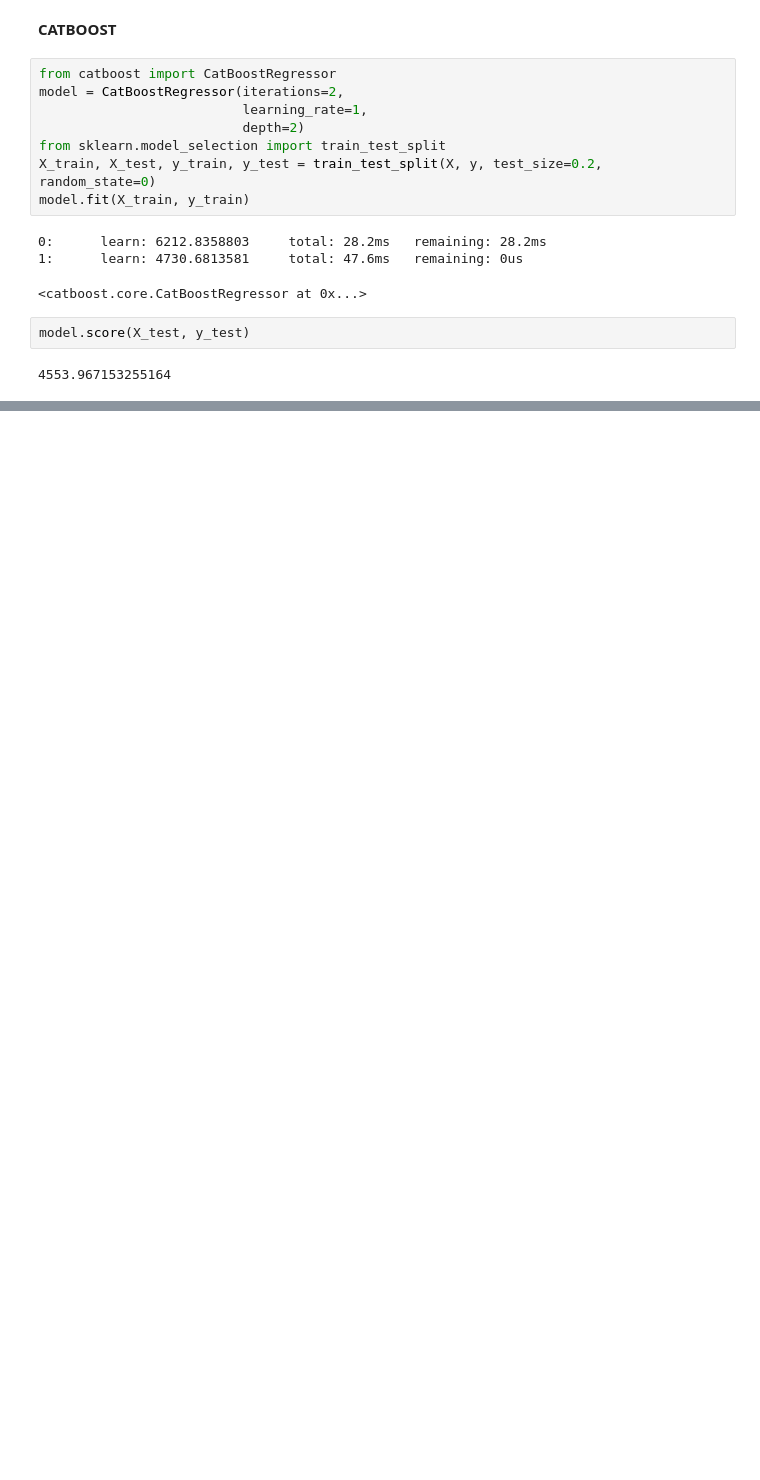
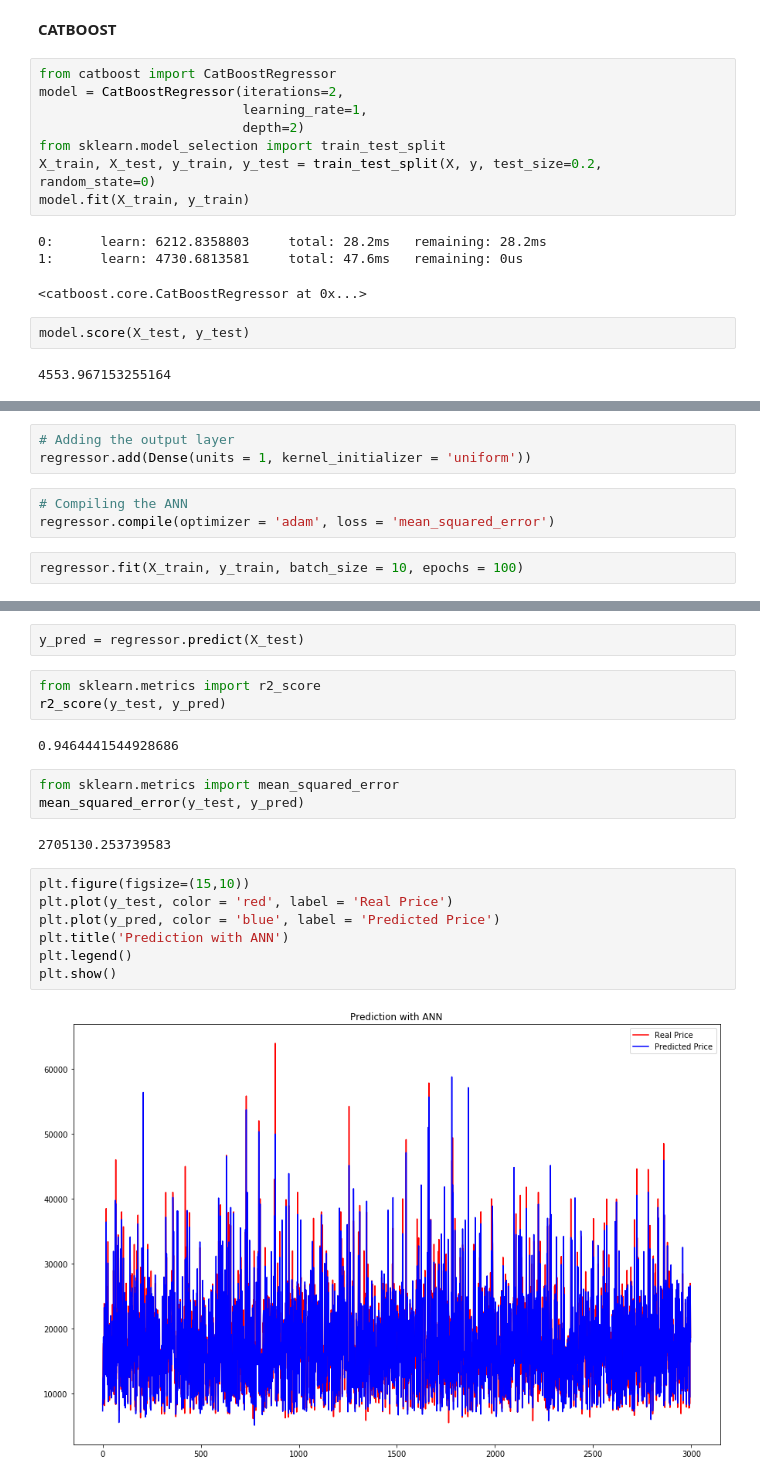
Before and after one commit to kaymal/price-prediction, a Jupyter notebook: mtn/4_handling_missing_values_mt.ipynb, the cells around one changed output, grey strips where cells are left out. Drawn from its saved outputs; the diff is of its cells as text; blank space fills up the shorter version.

Commit message:
ANN(2 hidden layers)

```diff
--- a/mtn/4_handling_missing_values_mt.ipynb
+++ b/mtn/4_handling_missing_values_mt.ipynb
@@ -1132,0 +1164,8 @@ model.score(X_test, y_test)
+# %%
+# Adding the output layer
+regressor.add(Dense(units = 1, kernel_initializer = 'uniform'))
+# %%
+# Compiling the ANN
+regressor.compile(optimizer = 'adam', loss = 'mean_squared_error')
+# %%
+regressor.fit(X_train, y_train, batch_size = 10, epochs = 100)
@@ -1132,0 +1191,21 @@ model.score(X_test, y_test)
+# %%
+y_pred = regressor.predict(X_test)
+# %%
+from sklearn.metrics import r2_score
+r2_score(y_test, y_pred)
+# %% [output]
+0.9464441544928686
+# %%
+from sklearn.metrics import mean_squared_error
+mean_squared_error(y_test, y_pred)
+# %% [output]
+2705130.253739583
+# %%
+plt.figure(figsize=(15,10))
+plt.plot(y_test, color = 'red', label = 'Real Price')
+plt.plot(y_pred, color = 'blue', label = 'Predicted Price')
+plt.title('Prediction with ANN')
+plt.legend()
+plt.show()
+# %% [output]
+[figure, added]
```
Also changed, not shown: parts of 22 cells of this notebook.
